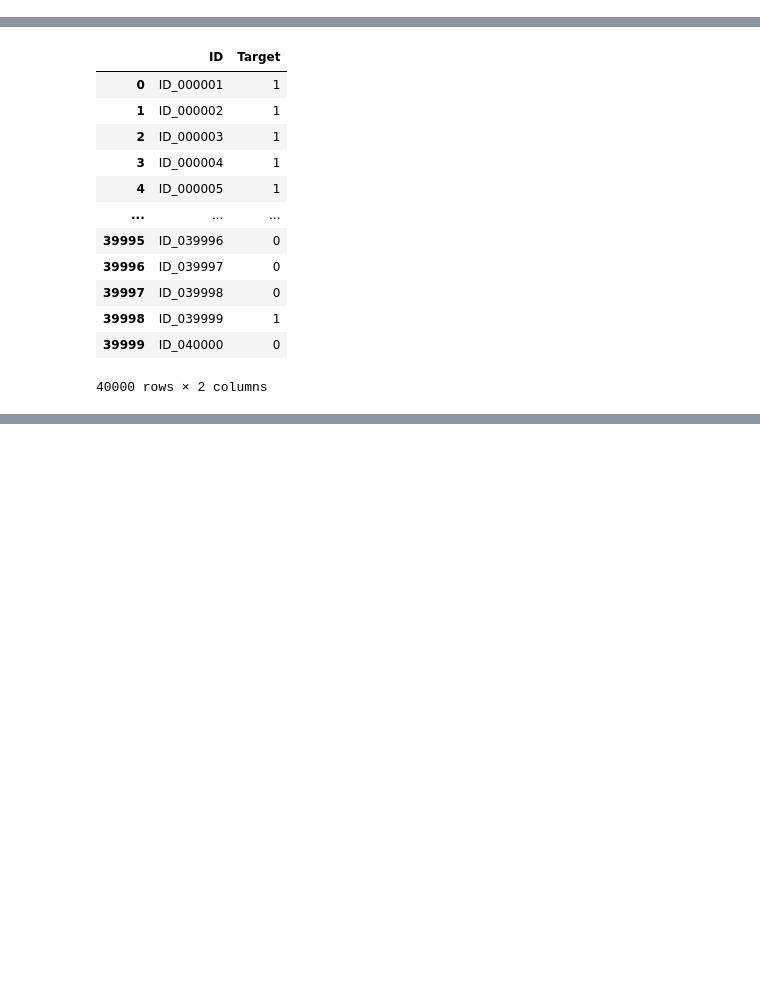
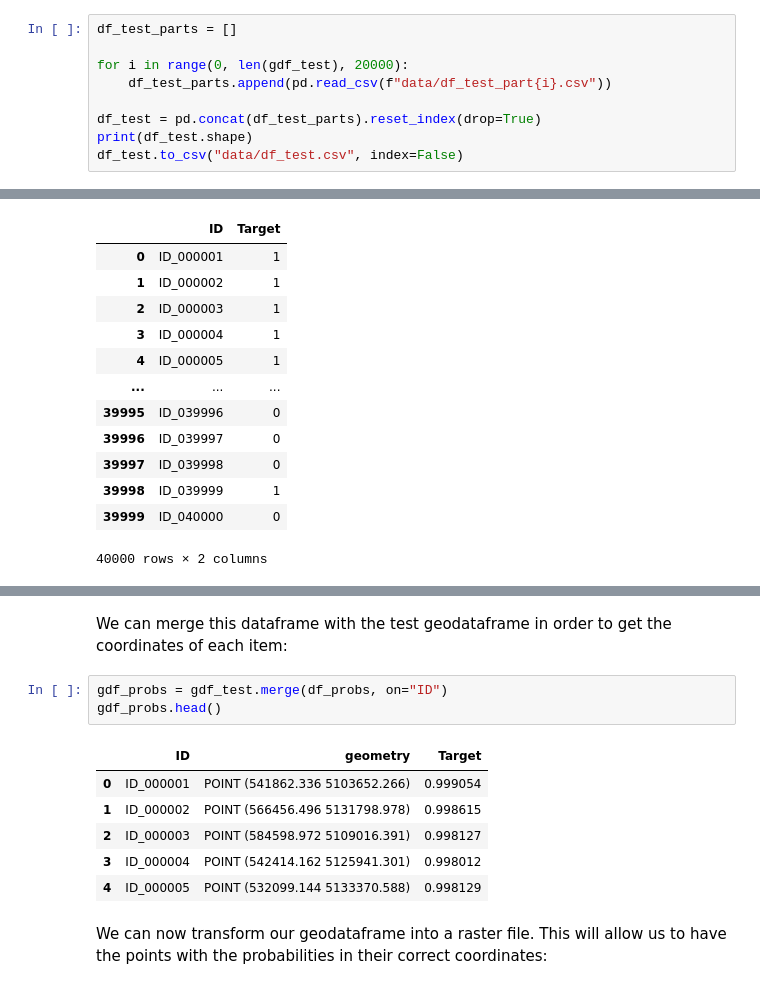
Before and after one commit to zysymu/GEO-AI-Challenge-for-Landslide-Susceptibility-Mapping, a Jupyter notebook: main.ipynb, the cells around one changed output, grey strips where cells are left out. Drawn from its saved outputs; the diff is of its cells as text; blank space fills up the shorter version.

```diff
--- a/main.ipynb
+++ b/main.ipynb
@@ -1559,0 +1558,9 @@ df_test.to_csv("data/df_test.csv", index=False)
+# %%
+df_test_parts = []
+
+for i in range(0, len(gdf_test), 20000):
+    df_test_parts.append(pd.read_csv(f"data/df_test_part{i}.csv"))
+
+df_test = pd.concat(df_test_parts).reset_index(drop=True)
+print(df_test.shape)
+df_test.to_csv("data/df_test.csv", index=False)
@@ -1601,0 +1641,14 @@ Name: count, dtype: int64
+# %% [markdown]
+We can merge this dataframe with the test geodataframe in order to get the coordinates of each item:
+# %%
+gdf_probs = gdf_test.merge(df_probs, on="ID")
+gdf_probs.head()
+# %% [output]
+|  | ID | geometry | Target |
+| 0 | ID_000001 | POINT (541862.336 5103652.266) | 0.999054 |
+| 1 | ID_000002 | POINT (566456.496 5131798.978) | 0.998615 |
+| 2 | ID_000003 | POINT (584598.972 5109016.391) | 0.998127 |
+| 3 | ID_000004 | POINT (542414.162 5125941.301) | 0.998012 |
+| 4 | ID_000005 | POINT (532099.144 5133370.588) | 0.998129 |
+# %% [markdown]
+We can now transform our geodataframe into a raster file. This will allow us to have the points with the probabilities in their correct coordinates:
```
Also changed, not shown: parts of 34 cells of this notebook, 10 other files.
